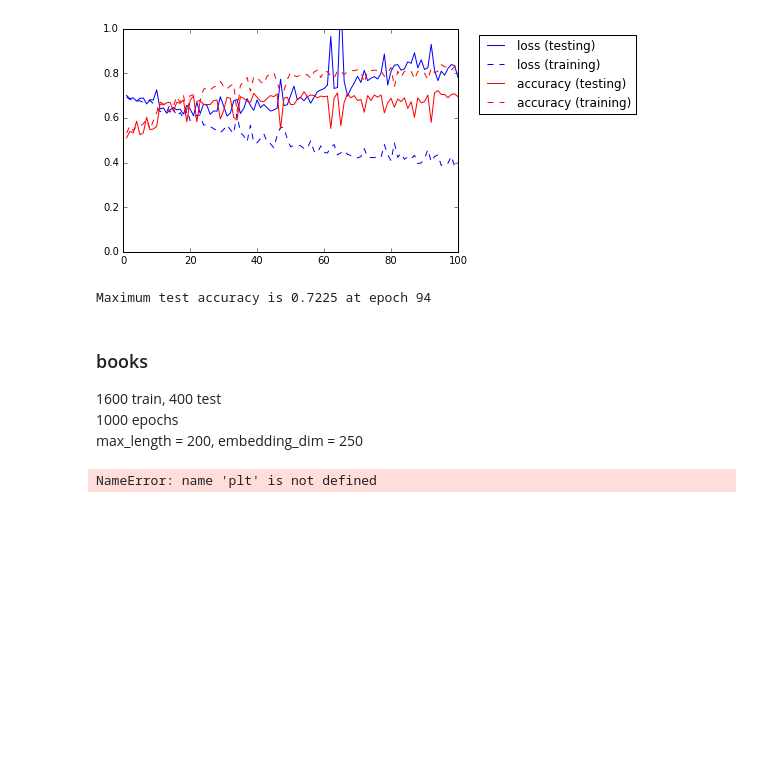
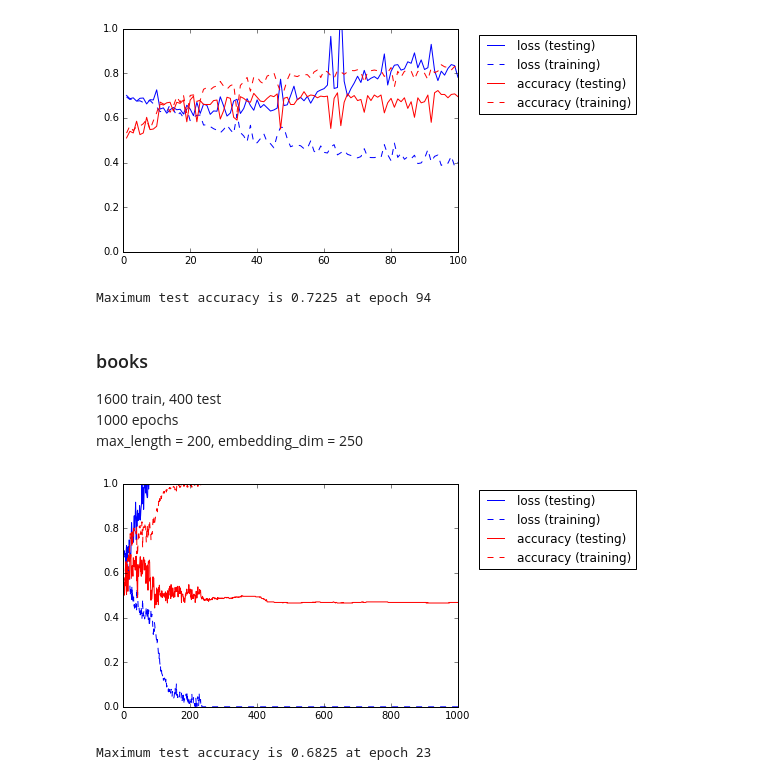
Before and after one commit to lorenzoritter/domainadaption, a Jupyter notebook: plot_history.ipynb, the cells around one changed output. Saved outputs shown, nothing was run; the diff lists cells and outputs as text; code cells hidden in the pictures; blank space fills up the shorter version.

Commit message:
plot new resuls with 1000 epochs (not regularized)

```diff
--- a/plot_history.ipynb
+++ b/plot_history.ipynb
@@ -34,9 +34,10 @@ epochs = np.arange(len(history))+1
 # %%
 plt.plot(epochs, history['val_loss'], 'b', epochs, history['loss'], 'b--',
          epochs, history['val_acc'], 'r', epochs, history['acc'], 'r--')
-plt.ylim([0,1.1])
+plt.ylim([0,1])
 plt.legend(['loss (testing)', 'loss (training)', 'accuracy (testing)', 'accuracy (training)'], bbox_to_anchor=(1.55, 1))
 plt.show()
 print('Maximum test accuracy is %0.4f at epoch %i' %(max(history.val_acc), np.argmax(history.val_acc)+1))
 # %% [output]
+[figure, added]
-NameError: name 'plt' is not defined
+Maximum test accuracy is 0.6825 at epoch 23
```
